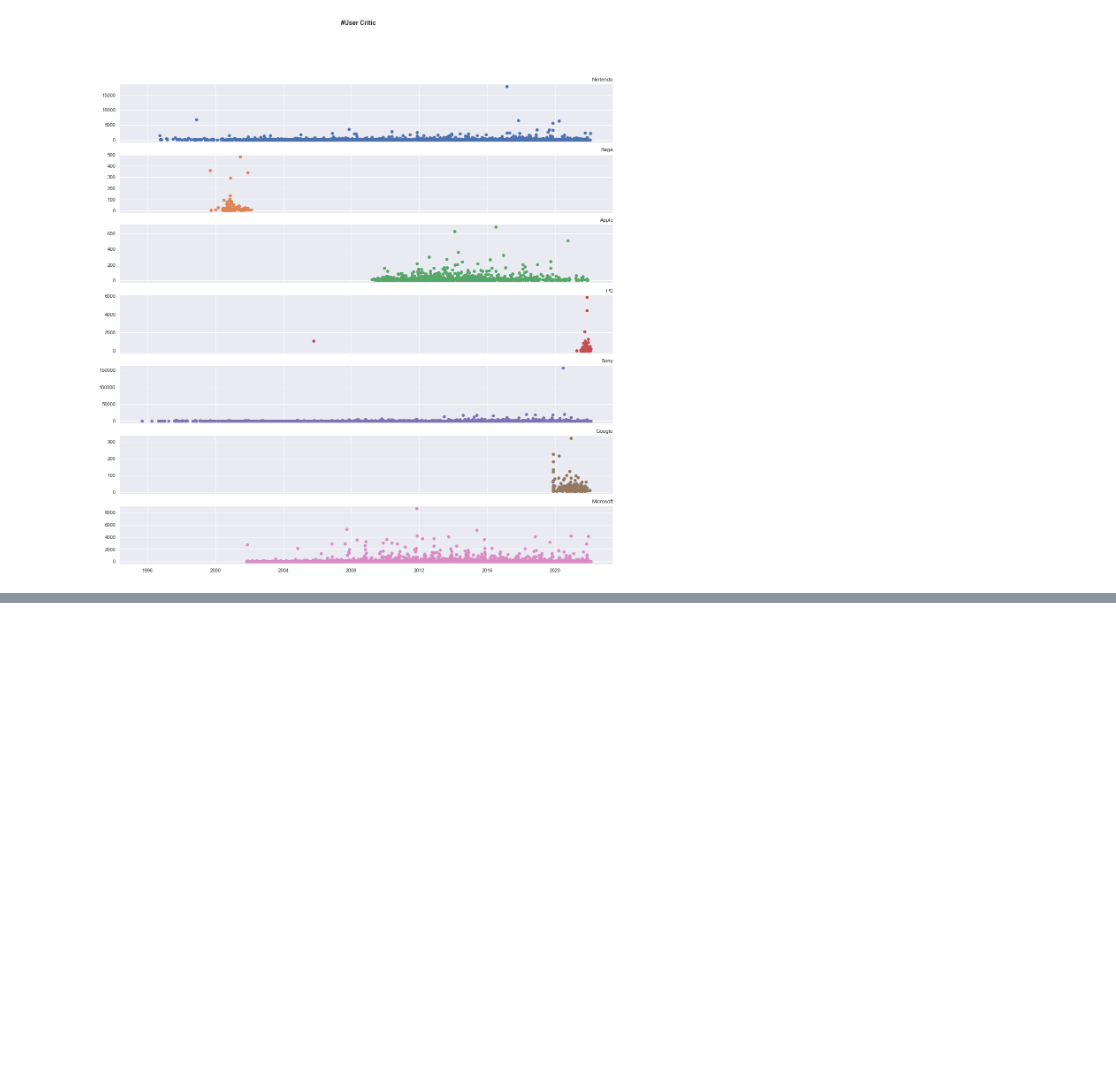
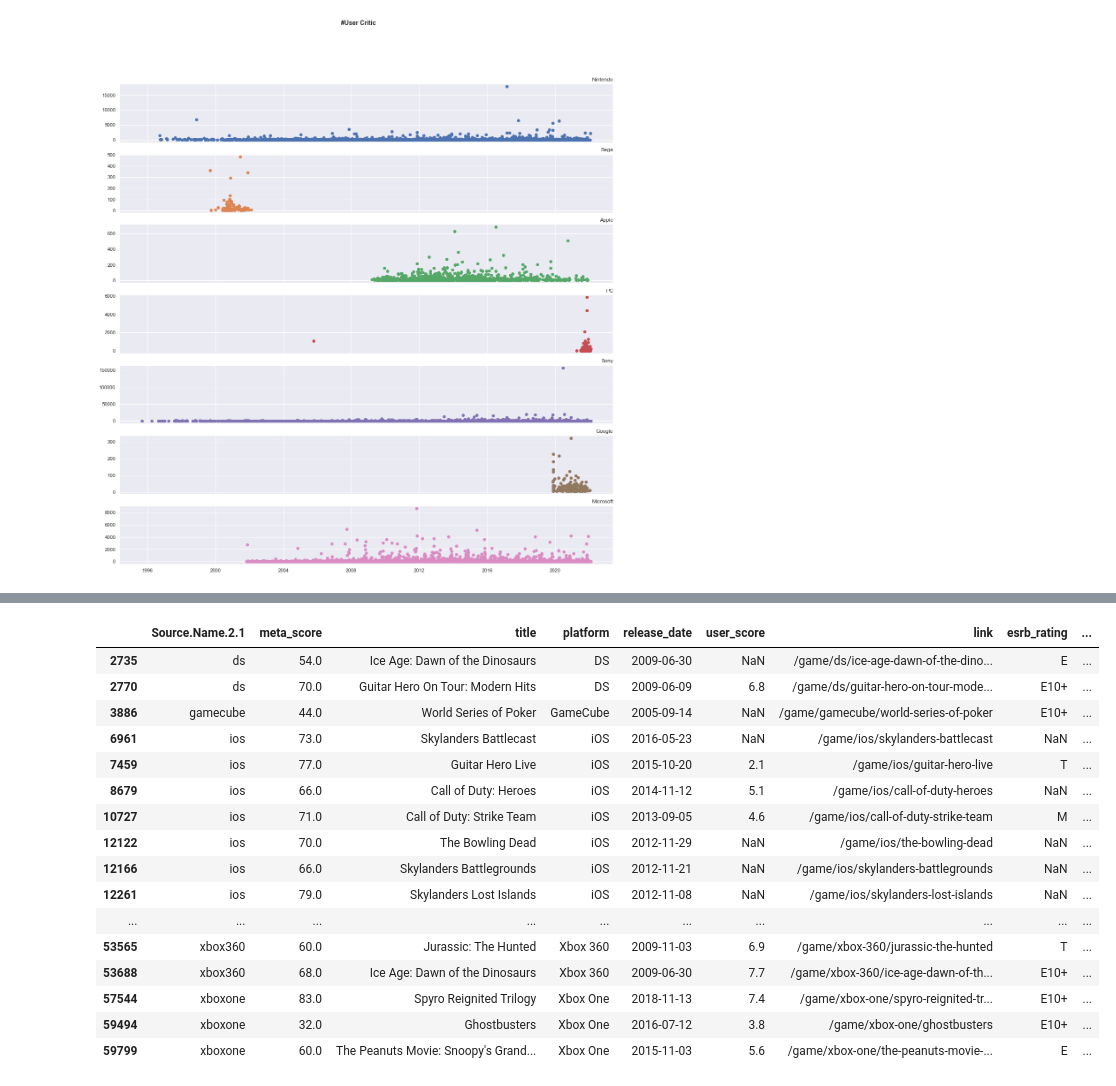
Before and after one commit to sunlung/Metacritic-Games-Analysis, a Jupyter notebook: explorer.ipynb, the cells around one changed output, grey strips where cells are left out. Cells and saved outputs as stored; diff of their text form; code cells hidden in the pictures; blank space fills up the shorter version.

```diff
--- a/explorer.ipynb
+++ b/explorer.ipynb
@@ -211,0 +228,21 @@ plt.show()
+# %%
+dfx = df.explode('developers')
+dfx.loc[(dfx.developers=='Activision') & (dfx.meta_score > 0)]
+# %% [output]
+|  | Source.Name.2.1 | meta_score | title | platform | release_date | user_score | link | esrb_rating | ... |
+| 2735 | ds | 54.0 | Ice Age: Dawn of the Dinosaurs | DS | 2009-06-30 | NaN | /game/ds/ice-age-dawn-of-the-dino... | E | ... |
+| 2770 | ds | 70.0 | Guitar Hero On Tour: Modern Hits | DS | 2009-06-09 | 6.8 | /game/ds/guitar-hero-on-tour-mode... | E10+ | ... |
+| 3886 | gamecube | 44.0 | World Series of Poker | GameCube | 2005-09-14 | NaN | /game/gamecube/world-series-of-poker | E10+ | ... |
+| 6961 | ios | 73.0 | Skylanders Battlecast | iOS | 2016-05-23 | NaN | /game/ios/skylanders-battlecast | NaN | ... |
+| 7459 | ios | 77.0 | Guitar Hero Live | iOS | 2015-10-20 | 2.1 | /game/ios/guitar-hero-live | T | ... |
+| 8679 | ios | 66.0 | Call of Duty: Heroes | iOS | 2014-11-12 | 5.1 | /game/ios/call-of-duty-heroes | NaN | ... |
+| 10727 | ios | 71.0 | Call of Duty: Strike Team | iOS | 2013-09-05 | 4.6 | /game/ios/call-of-duty-strike-team | M | ... |
+| 12122 | ios | 70.0 | The Bowling Dead | iOS | 2012-11-29 | NaN | /game/ios/the-bowling-dead | NaN | ... |
+| 12166 | ios | 66.0 | Skylanders Battlegrounds | iOS | 2012-11-21 | NaN | /game/ios/skylanders-battlegrounds | NaN | ... |
+| 12261 | ios | 79.0 | Skylanders Lost Islands | iOS | 2012-11-08 | NaN | /game/ios/skylanders-lost-islands | NaN | ... |
+| ... | ... | ... | ... | ... | ... | ... | ... | ... | ... |
+| 53565 | xbox360 | 60.0 | Jurassic: The Hunted | Xbox 360 | 2009-11-03 | 6.9 | /game/xbox-360/jurassic-the-hunted | T | ... |
+| 53688 | xbox360 | 68.0 | Ice Age: Dawn of the Dinosaurs | Xbox 360 | 2009-06-30 | 7.7 | /game/xbox-360/ice-age-dawn-of-th... | E10+ | ... |
+| 57544 | xboxone | 83.0 | Spyro Reignited Trilogy | Xbox One | 2018-11-13 | 7.4 | /game/xbox-one/spyro-reignited-tr... | E10+ | ... |
+| 59494 | xboxone | 32.0 | Ghostbusters | Xbox One | 2016-07-12 | 3.8 | /game/xbox-one/ghostbusters | E10+ | ... |
+| 59799 | xboxone | 60.0 | The Peanuts Movie: Snoopy's Grand... | Xbox One | 2015-11-03 | 5.6 | /game/xbox-one/the-peanuts-movie-... | E | ... |
```
Also changed, not shown: parts of 12 cells of this notebook, 1 other file.
